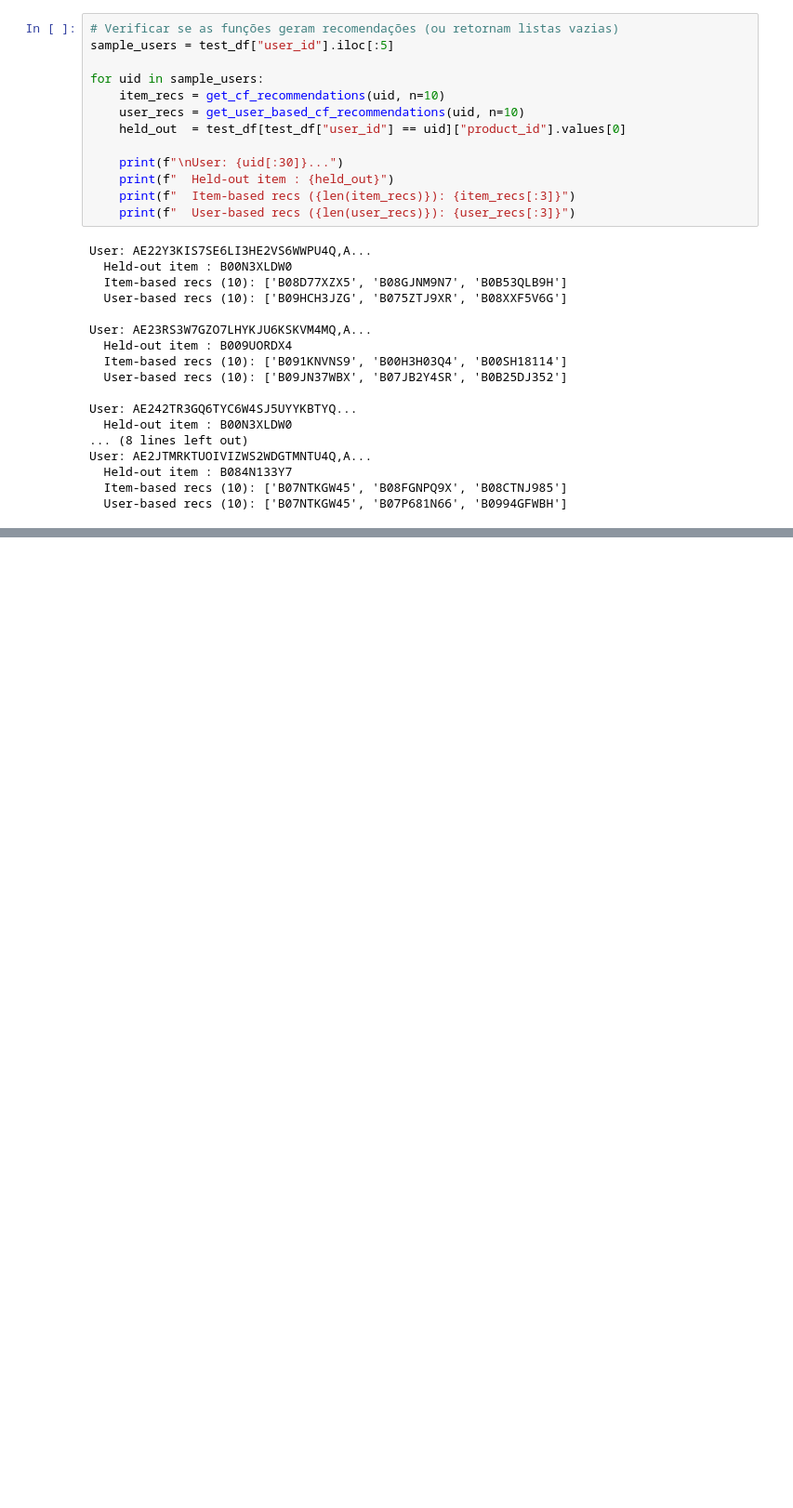
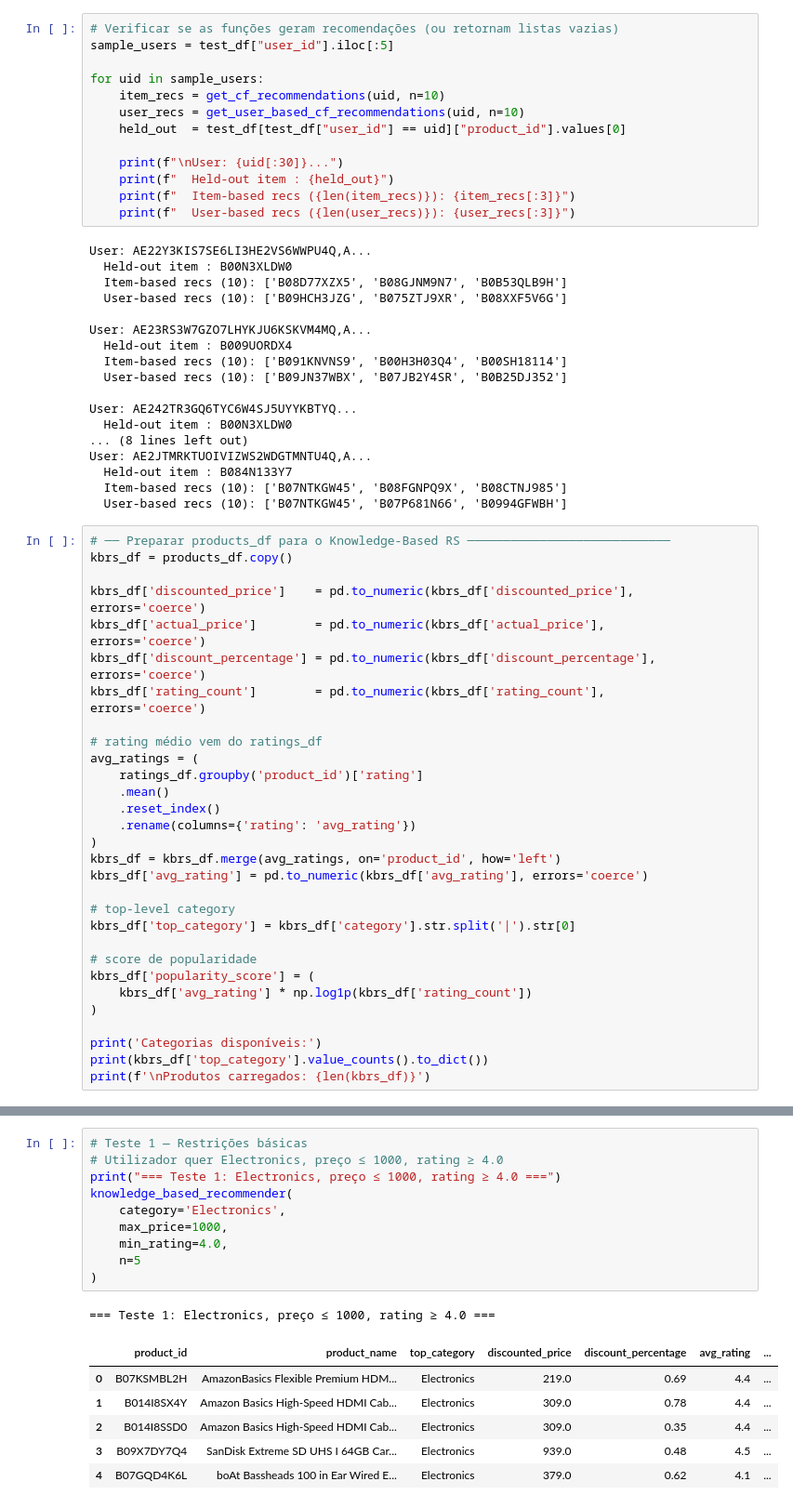
Before and after one commit to jorgemendanhacruz/SistemasDeRecomendacoes_ISEP, a Jupyter notebook: recommender-api/src/models/models.ipynb, the cells around one changed output, grey strips where cells are left out. Shown at 93% size. Drawn from its saved outputs; the diff is of its cells as text; blank space fills up the shorter version.

Commit message:
knowledge based recomender

```diff
--- a/recommender-api/src/models/models.ipynb
+++ b/recommender-api/src/models/models.ipynb
@@ -570,3 +570,33 @@ User: AE2JTMRKTUOIVIZWS2WDGTMNTU4Q,A...
   Held-out item : B084N133Y7
   Item-based recs (10): ['B07NTKGW45', 'B08FGNPQ9X', 'B08CTNJ985']
   User-based recs (10): ['B07NTKGW45', 'B07P681N66', 'B0994GFWBH']
+# %%
+# ── Preparar products_df para o Knowledge-Based RS ────────────────────────────
+kbrs_df = products_df.copy()
+
+kbrs_df['discounted_price']    = pd.to_numeric(kbrs_df['discounted_price'],    errors='coerce')
+kbrs_df['actual_price']        = pd.to_numeric(kbrs_df['actual_price'],        errors='coerce')
+kbrs_df['discount_percentage'] = pd.to_numeric(kbrs_df['discount_percentage'], errors='coerce')
+kbrs_df['rating_count']        = pd.to_numeric(kbrs_df['rating_count'],        errors='coerce')
+
+# rating médio vem do ratings_df
+avg_ratings = (
+    ratings_df.groupby('product_id')['rating']
+    .mean()
+    .reset_index()
+    .rename(columns={'rating': 'avg_rating'})
+)
+kbrs_df = kbrs_df.merge(avg_ratings, on='product_id', how='left')
+kbrs_df['avg_rating'] = pd.to_numeric(kbrs_df['avg_rating'], errors='coerce')
+
+# top-level category
+kbrs_df['top_category'] = kbrs_df['category'].str.split('|').str[0]
+
+# score de popularidade
+kbrs_df['popularity_score'] = (
+    kbrs_df['avg_rating'] * np.log1p(kbrs_df['rating_count'])
+)
+
+print('Categorias disponíveis:')
+print(kbrs_df['top_category'].value_counts().to_dict())
+print(f'\nProdutos carregados: {len(kbrs_df)}')
@@ -572,0 +674,18 @@ User: AE2JTMRKTUOIVIZWS2WDGTMNTU4Q,A...
+# %%
+# Teste 1 — Restrições básicas
+# Utilizador quer Electronics, preço ≤ 1000, rating ≥ 4.0
+print("=== Teste 1: Electronics, preço ≤ 1000, rating ≥ 4.0 ===")
+knowledge_based_recommender(
+    category='Electronics',
+    max_price=1000,
+    min_rating=4.0,
+    n=5
+)
+# %% [output]
+=== Teste 1: Electronics, preço ≤ 1000, rating ≥ 4.0 ===
+|  | product_id | product_name | top_category | discounted_price | discount_percentage | avg_rating | ... |
+| 0 | B07KSMBL2H | AmazonBasics Flexible Premium HDM... | Electronics | 219.0 | 0.69 | 4.4 | ... |
+| 1 | B014I8SX4Y | Amazon Basics High-Speed HDMI Cab... | Electronics | 309.0 | 0.78 | 4.4 | ... |
+| 2 | B014I8SSD0 | Amazon Basics High-Speed HDMI Cab... | Electronics | 309.0 | 0.35 | 4.4 | ... |
+| 3 | B09X7DY7Q4 | SanDisk Extreme SD UHS I 64GB Car... | Electronics | 939.0 | 0.48 | 4.5 | ... |
+| 4 | B07GQD4K6L | boAt Bassheads 100 in Ear Wired E... | Electronics | 379.0 | 0.62 | 4.1 | ... |
```
Also changed, not shown: parts of 8 cells of this notebook.
